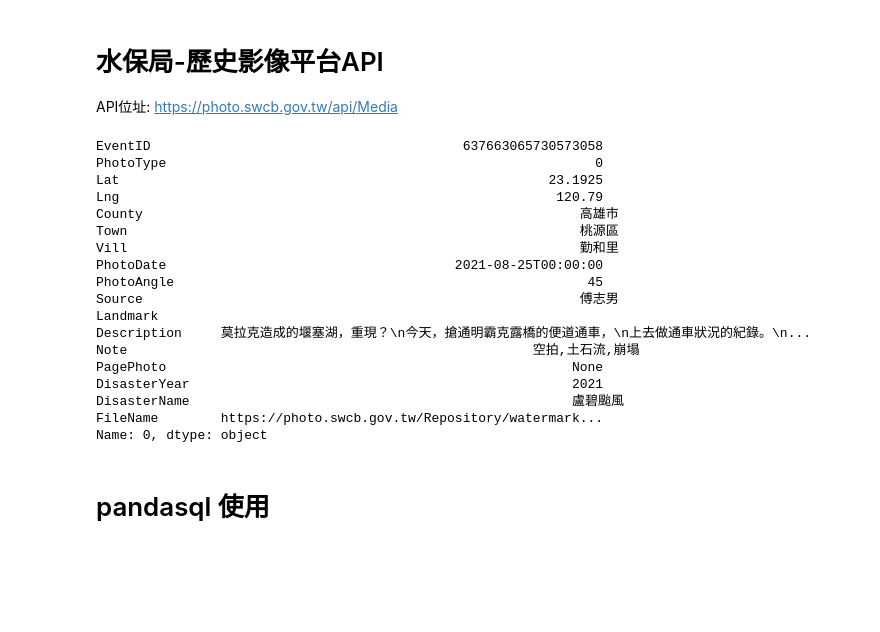
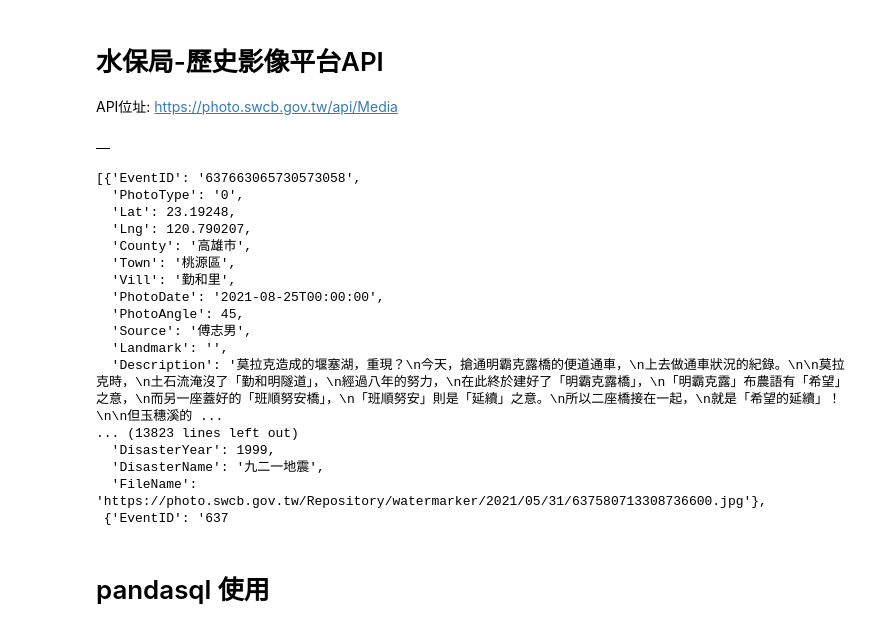
Before and after one commit to LinkItONEDevGroup/waterswak, a Jupyter notebook: engineer_mode.ipynb, the cells around one changed output. Cells and saved outputs as stored; diff of their text form; code cells hidden in the pictures; blank space fills up the shorter version.

```diff
--- a/engineer_mode.ipynb
+++ b/engineer_mode.ipynb
@@ -2382,31 +2382,34 @@ if 0:#將某個色碼圖層輸出,#將某個範圍或是某幾個色碼輸出
 # 水保局-歷史影像平台API
 API位址: https://photo.swcb.gov.tw/api/Media
 # %%
-url="https://photo.swcb.gov.tw/api/Media"
+url="https://photo.swcb.gov.tw/api/Media?page=0"
 filename="output/swcb_media.json"
 url_get(filename, url,True)
 data = load_json(filename)
 df=pd.DataFrame.from_dict(data)
-df.iloc[0]
+df
 # %% [output]
-EventID                                        637663065730573058
-PhotoType                                                       0
-Lat                                                       23.1925
-Lng                                                        120.79
-County                                                        高雄市
-Town                                                          桃源區
-Vill                                                          勤和里
-PhotoDate                                     2021-08-25T00:00:00
-PhotoAngle                                                     45
-Source                                                        傅志男
-Landmark
-Description     莫拉克造成的堰塞湖，重現？\n今天，搶通明霸克露橋的便道通車，\n上去做通車狀況的紀錄。\n...
-Note                                                    空拍,土石流,崩塌
-PagePhoto                                                    None
-DisasterYear                                                 2021
-DisasterName                                                 盧碧颱風
-FileName        https://photo.swcb.gov.tw/Repository/watermark...
-Name: 0, dtype: object
+|  |
+# %%
+data
+# %% [output]
+[{'EventID': '637663065730573058',
+  'PhotoType': '0',
+  'Lat': 23.19248,
+  'Lng': 120.790207,
+  'County': '高雄市',
+  'Town': '桃源區',
+  'Vill': '勤和里',
+  'PhotoDate': '2021-08-25T00:00:00',
+  'PhotoAngle': 45,
+  'Source': '傅志男',
+  'Landmark': '',
+  'Description': '莫拉克造成的堰塞湖，重現？\n今天，搶通明霸克露橋的便道通車，\n上去做通車狀況的紀錄。\n\n莫拉克時，\n土石流淹沒了「勤和明隧道」，\n經過八年的努力，\n在此終於建好了「明霸克露橋」，\n「明霸克露」布農語有「希望」之意，\n而另一座蓋好的「班順努安橋」，\n「班順努安」則是「延續」之意。\n所以二座橋接在一起，\n就是「希望的延續」！\n\n但玉穗溪的 ...
+... (13823 lines left out)
+  'DisasterYear': 1999,
+  'DisasterName': '九二一地震',
+  'FileName': 'https://photo.swcb.gov.tw/Repository/watermarker/2021/05/31/637580713308736600.jpg'},
+ {'EventID': '637
 # %% [markdown]
 # pandasql 使用
 # %%
```
Also changed, not shown: parts of 5 cells of this notebook, 2 other files.
